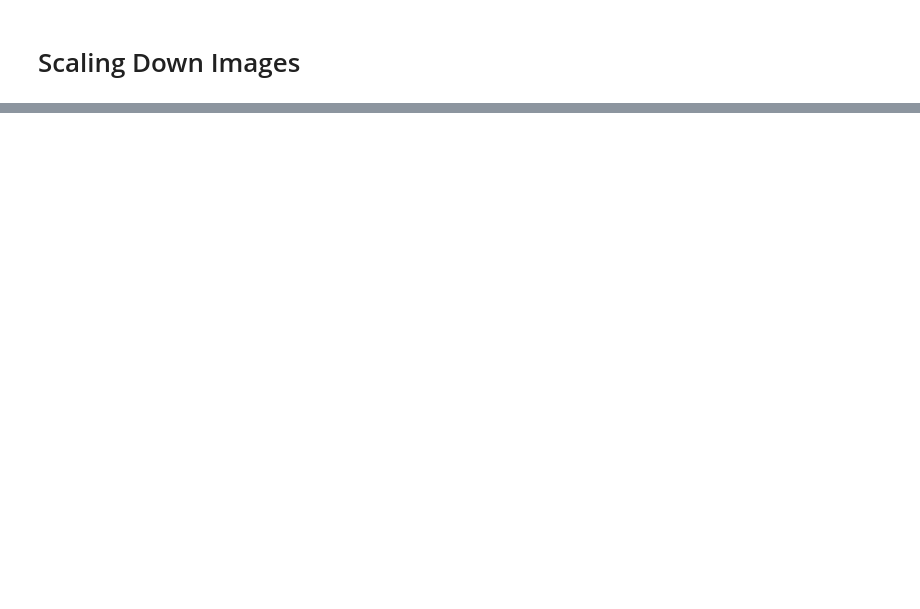
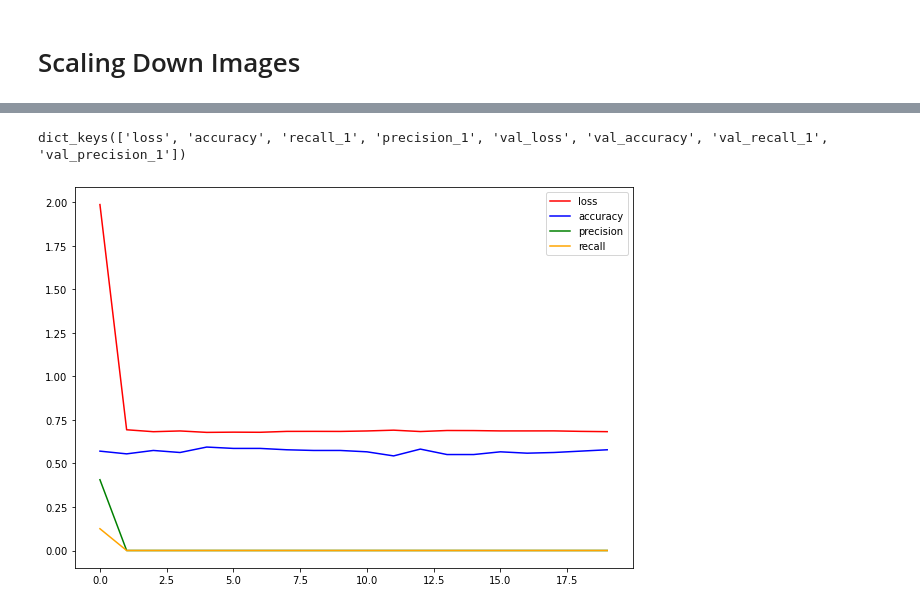
Before and after one commit to AndriievskyiN/bee_swarming_detection, a Jupyter notebook: main.ipynb, the cells around one changed output, grey strips where cells are left out. Saved outputs shown, nothing was run; the diff lists cells and outputs as text; code cells hidden in the pictures; blank space fills up the shorter version.

```diff
--- a/main.ipynb
+++ b/main.ipynb
@@ -91,0 +177,14 @@ batch = data.as_numpy_iterator().next()
+# %%
+hist1.history.keys()
+# %% [output]
+dict_keys(['loss', 'accuracy', 'recall_1', 'precision_1', 'val_loss', 'val_accuracy', 'val_recall_1', 'val_precision_1'])
+# %%
+hist1_df = pd.DataFrame(hist1.history)
+plt.figure(figsize=(10,7))
+plt.plot(hist1_df["loss"],label="loss", color="red")
+plt.plot(hist1_df["accuracy"], label="accuracy", c="blue")
+plt.plot(hist1_df["precision_1"], label="precision", c="green")
+plt.plot(hist1_df["recall_1"], label="recall", c="orange")
+plt.legend();
+# %% [output]
+[figure, added]
```
Also changed, not shown: parts of 23 cells of this notebook, 8 other files.
